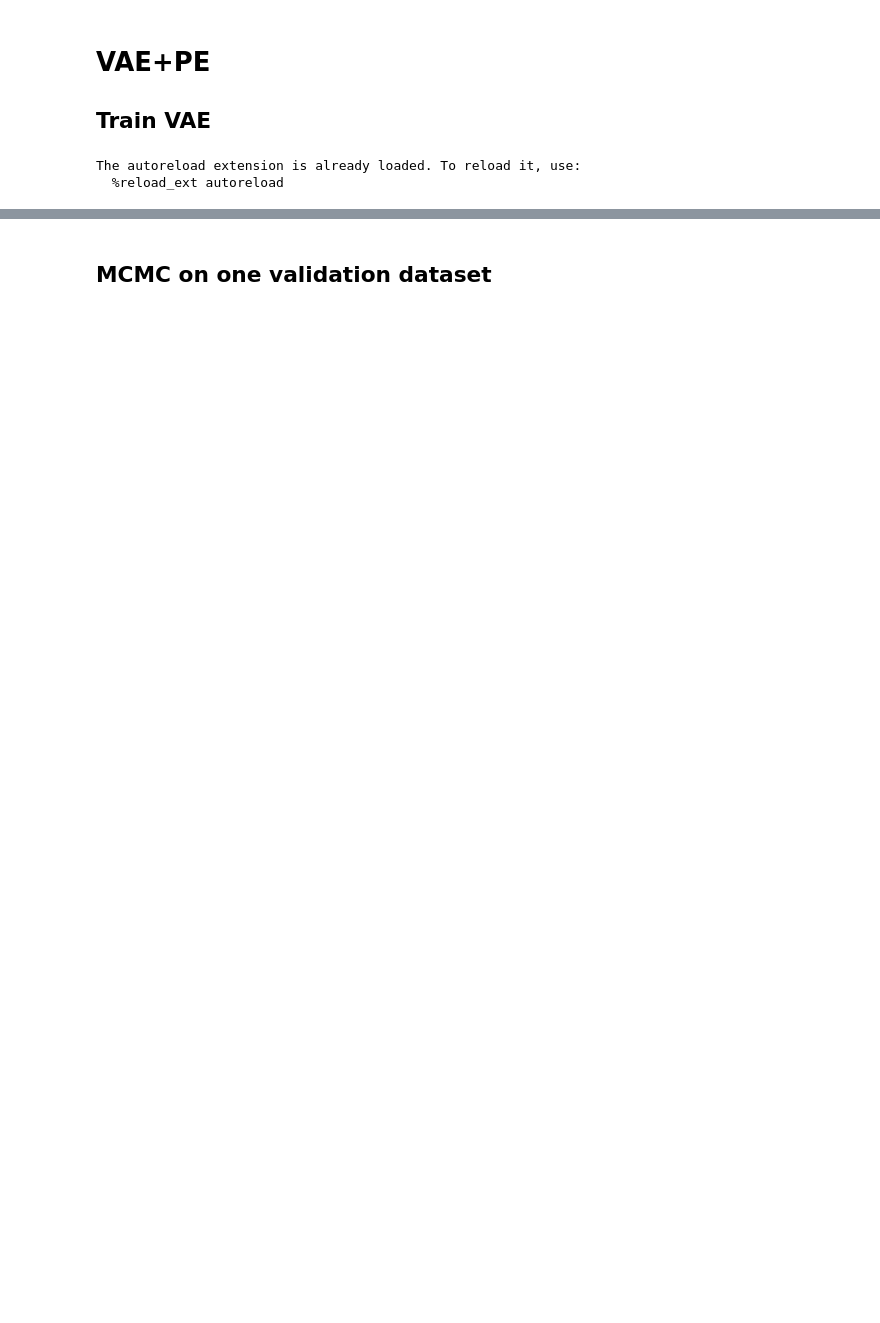
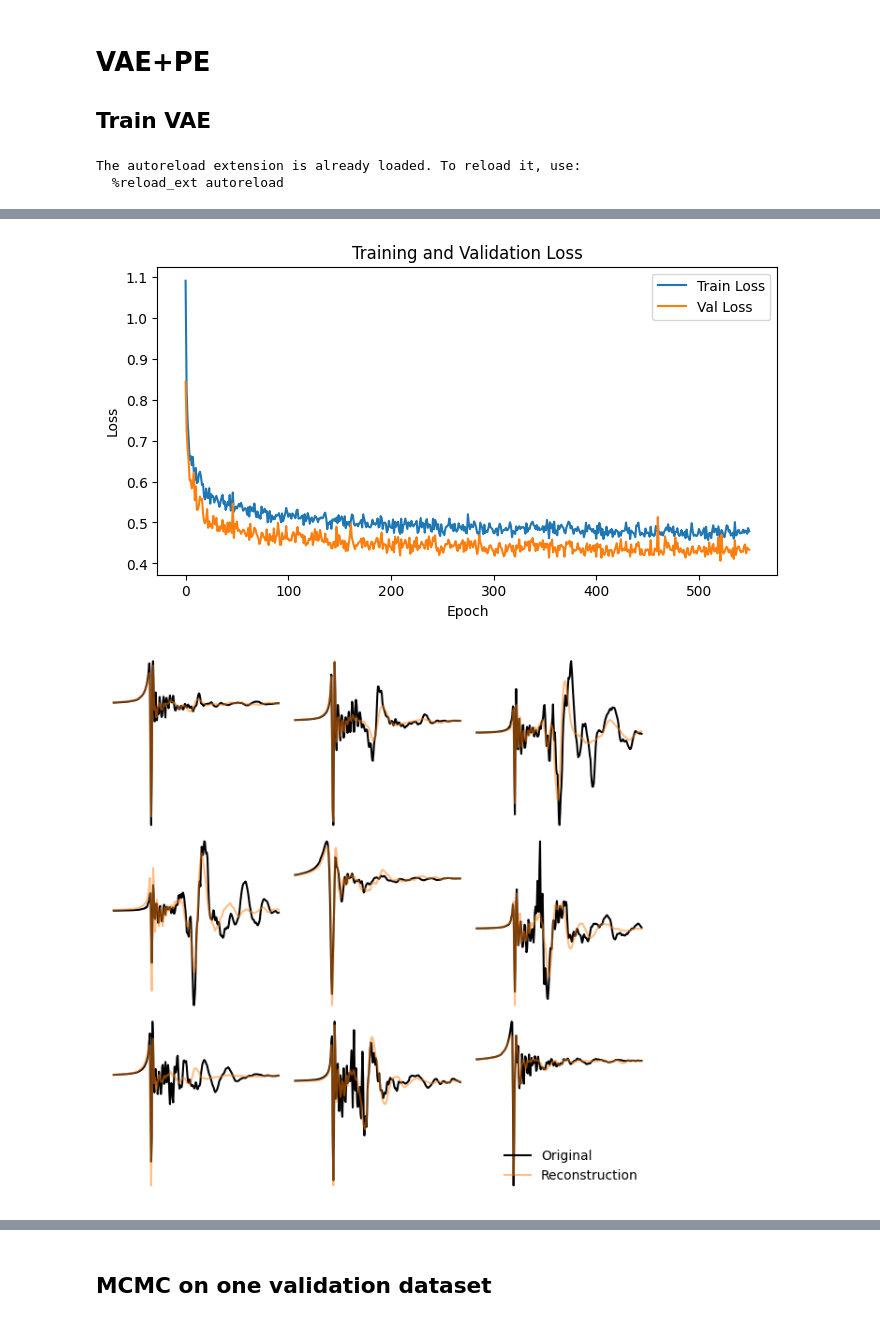
Before and after one commit to starccato/starccato_jax, a Jupyter notebook: docs/index.ipynb, the cells around one changed output, grey strips where cells are left out. Drawn from its saved outputs; the diff is of its cells as text; code cells hidden in the pictures; blank space fills up the shorter version.

Commit message:
add 500 epoch plot

```diff
--- a/docs/index.ipynb
+++ b/docs/index.ipynb
@@ -31,4 +31,5 @@ from starccato_jax.trainer import train_vae
 
 LATENT_DIM = 20
 
-train_vae(train_data, val_data, n_epochs=200, batch_size=32, latent_dim=LATENT_DIM, save_dir=model_savedir)
+train_vae(train_data, val_data, n_epochs=550, batch_size=32, latent_dim=LATENT_DIM, save_dir=model_savedir)
+# %% [output]
@@ -35,3 +45,5 @@ train_vae(train_data, val_data, n_epochs=200, batch_size=32, latent_dim=LATENT_D
+[figure, added]
+[figure, added]
 # %% [markdown]
 | Loss | Reconstruction|
 |---|---|
```
Also changed, not shown: parts of 4 cells of this notebook, 11 other files.
